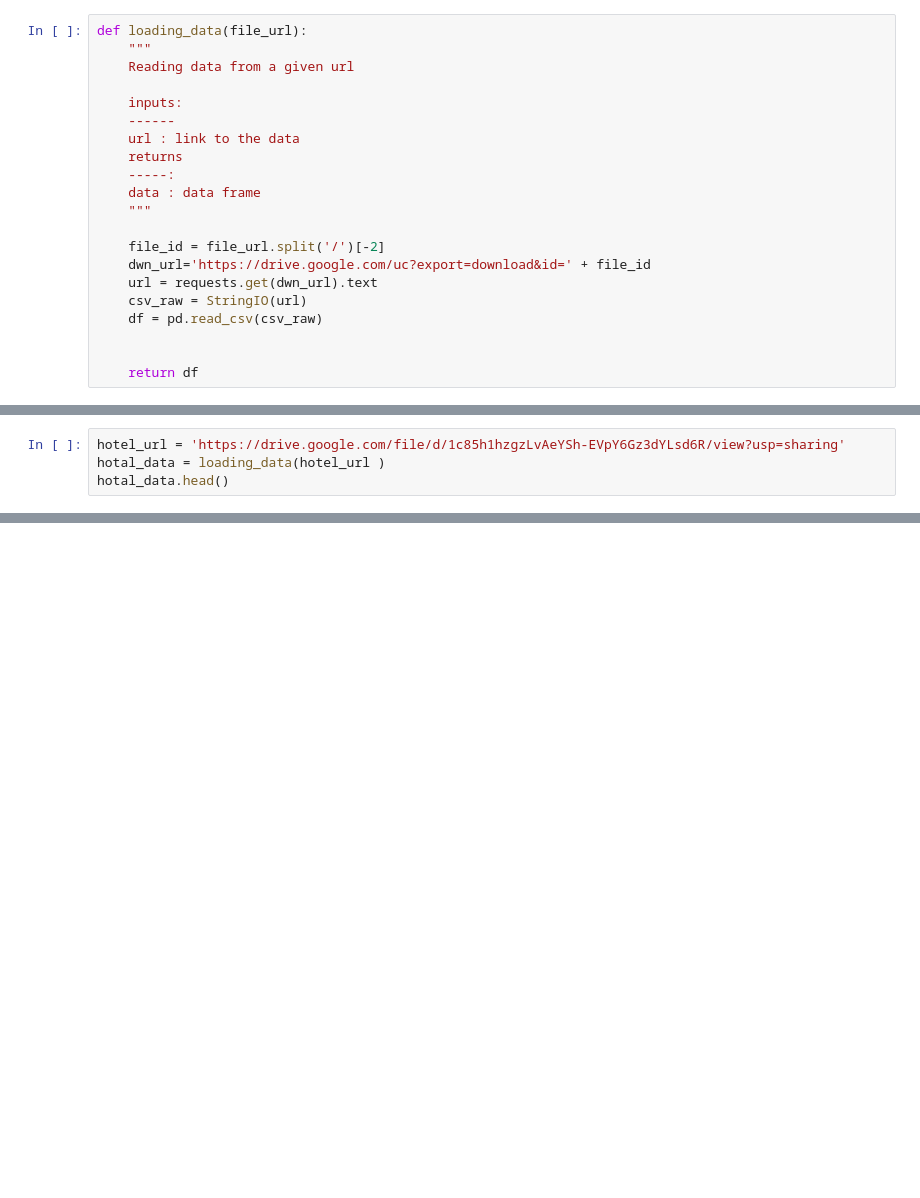
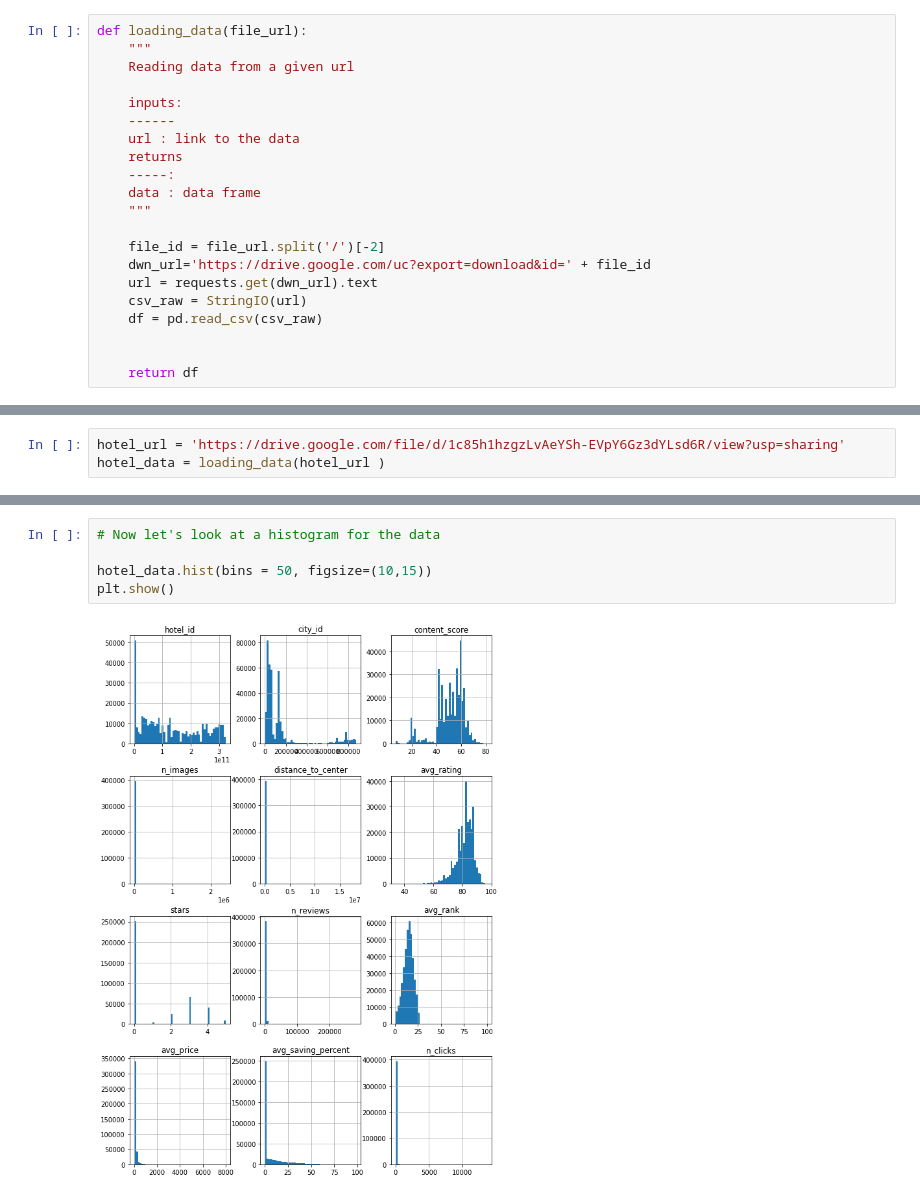
Before and after one commit to dataubc/number_-of_clicks_prediction, a Jupyter notebook: project_doc.ipynb, the cells around one changed output, grey strips where cells are left out. Saved outputs shown, nothing was run; the diff lists cells and outputs as text; blank space fills up the shorter version.

```diff
--- a/project_doc.ipynb
+++ b/project_doc.ipynb
@@ -31,4 +42,3 @@ def loading_data(file_url):
 # %%
 hotel_url = 'https://drive.google.com/file/d/1c85h1hzgzLvAeYSh-EVpY6Gz3dYLsd6R/view?usp=sharing'
-hotal_data = loading_data(hotel_url )
-hotal_data.head()
+hotel_data = loading_data(hotel_url )
@@ -41,0 +116,7 @@ hotal_data.head()
+# %%
+# Now let's look at a histogram for the data
+
+hotel_data.hist(bins = 50, figsize=(10,15))
+plt.show()
+# %% [output]
+[figure, added]
```
Also changed, not shown: parts of 19 cells of this notebook.
